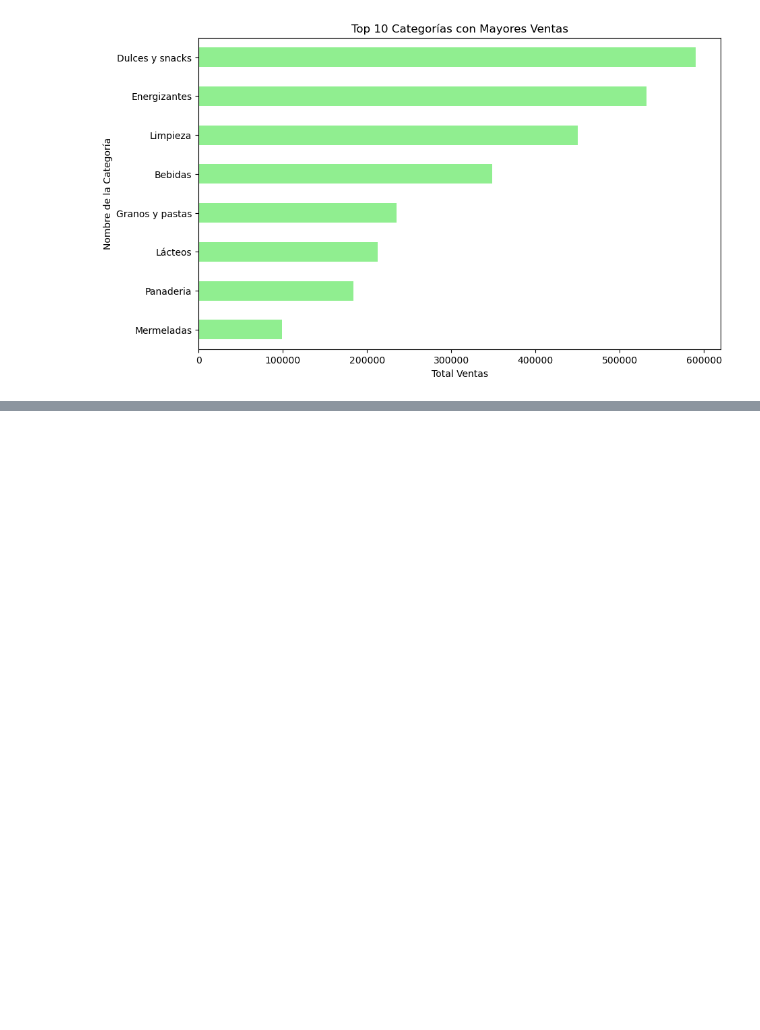
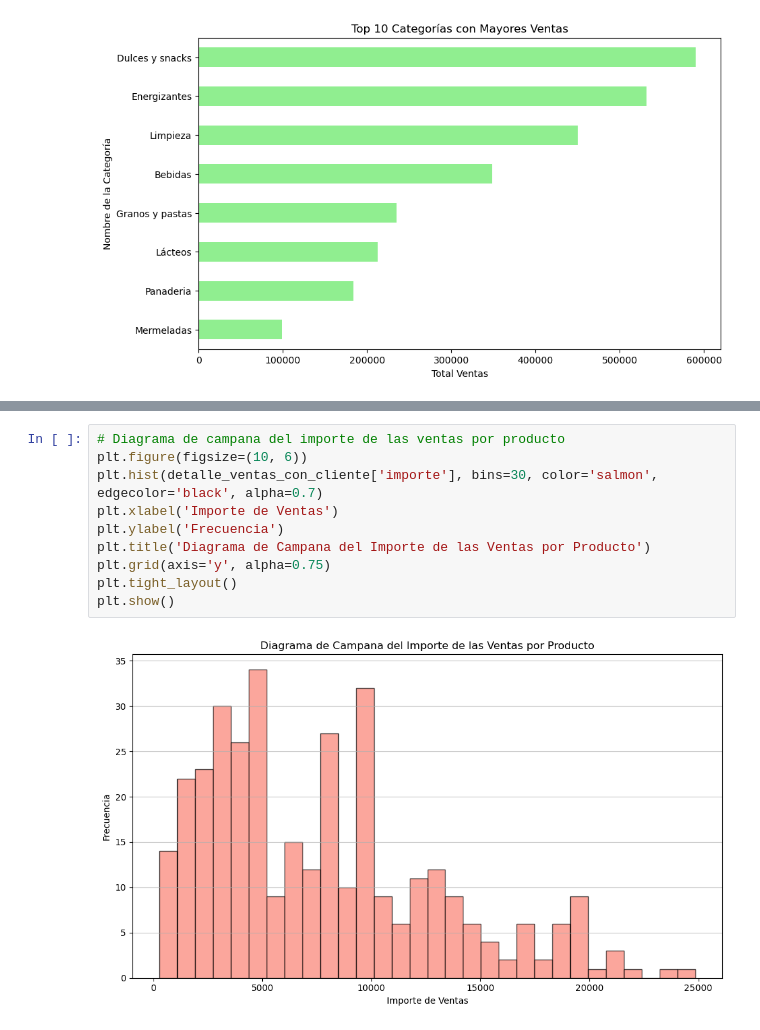
Before and after one commit to SirProg/proyecto-tienda-aurelion, a Jupyter notebook: limpieza.ipynb, the cells around one changed output, grey strips where cells are left out. Cells and saved outputs as stored; diff of their text form; blank space fills up the shorter version.

```diff
--- a/limpieza.ipynb
+++ b/limpieza.ipynb
@@ -190,0 +202,12 @@ print(estadisticas_por_ciudad.sort_values(by=['sum'], ascending=False))
+# %%
+# Diagrama de campana del importe de las ventas por producto
+plt.figure(figsize=(10, 6))
+plt.hist(detalle_ventas_con_cliente['importe'], bins=30, color='salmon', edgecolor='black', alpha=0.7)
+plt.xlabel('Importe de Ventas')
+plt.ylabel('Frecuencia')
+plt.title('Diagrama de Campana del Importe de las Ventas por Producto')
+plt.grid(axis='y', alpha=0.75)
+plt.tight_layout()
+plt.show()
+# %% [output]
+[figure, added]
```
Also changed, not shown: parts of 6 cells of this notebook, 20 other files.
